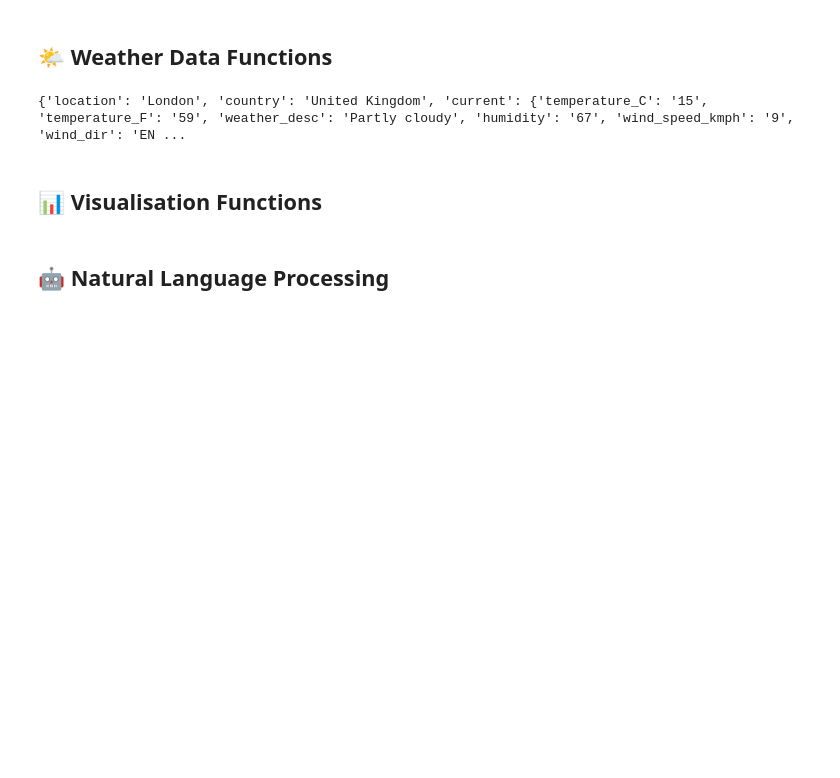
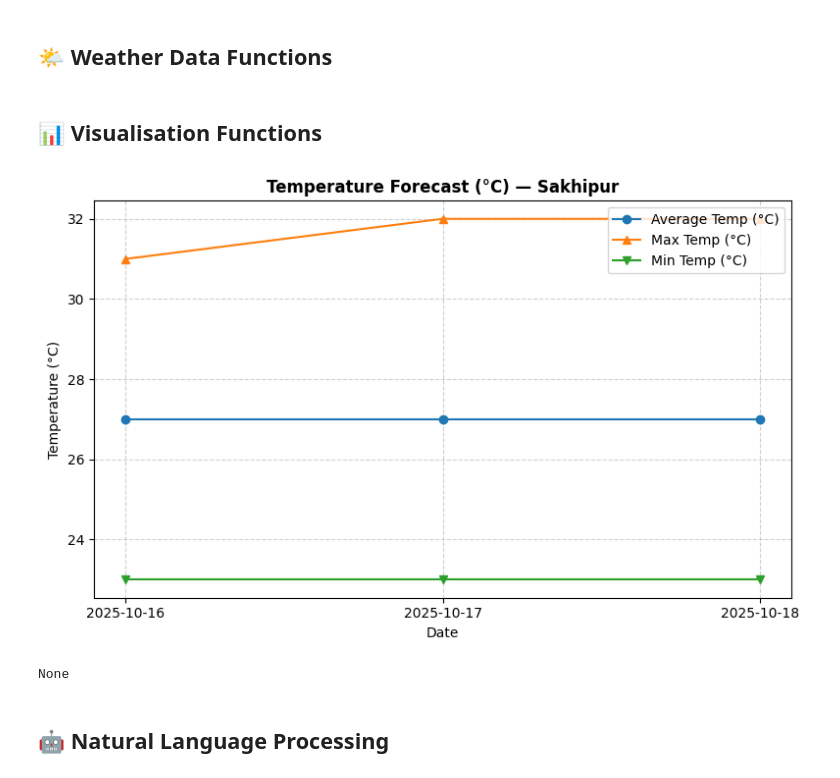
Before and after one commit to nayeemhasan100/Nayeem_Hasan_23512766, a Jupyter notebook: starter_notebook.ipynb, the cells around one changed output. Saved outputs shown, nothing was run; the diff lists cells and outputs as text; code cells hidden in the pictures; blank space fills up the shorter version.

Commit message:
temperature

```diff
--- a/starter_notebook.ipynb
+++ b/starter_notebook.ipynb
@@ -157,10 +157,5 @@ def get_weather_data(location: str = "", forecast_days: int = 5) -> Union[Dict[s
     data["forecast"] = forecasts
 
     return data
-# %%
-weather_data = get_weather_data('london', 3)
-print(weather_data)
-# %% [output]
-{'location': 'London', 'country': 'United Kingdom', 'current': {'temperature_C': '15', 'temperature_F': '59', 'weather_desc': 'Partly cloudy', 'humidity': '67', 'wind_speed_kmph': '9', 'wind_dir': 'EN ...
 # %% [markdown]
 ## 📊 Visualisation Functions
@@ -182,3 +162,37 @@ def create_temperature_visualisation(weather_data, output_type='display'):
+# %%
+import matplotlib.pyplot as plt
+from typing import Dict, Any, Union
+
+def create_temperature_visualisation(weather_data: Dict[str, Any], output_type: str = 'display'):
+
+    forecasts = weather_data.get("forecast", [])
+    if not forecasts:
+        raise ValueError("No forecast data available in weather_data.")
+
+    dates = [f["date"] for f in forecasts]
+    avg_temps = [float(f.get("avgtempC") or 0) for f in forecasts]
+    max_temps = [float(f.get("maxtempC") or 0) for f in forecasts]
+    min_temps = [float(f.get("mintempC") or 0) for f in forecasts]
+
+    fig, ax = plt.subplots(figsize=(8, 5))
+    ax.plot(dates, avg_temps, marker='o', label='Average Temp (°C)')
+    ax.plot(dates, max_temps, marker='^', label='Max Temp (°C)')
+    ax.plot(dates, min_temps, marker='v', label='Min Temp (°C)')
+
+    ax.set_title(f"Temperature Forecast (°C) — {weather_data.get('location', '')}", fontsize=12, weight='bold')
+    ax.set_xlabel("Date")
+    ax.set_ylabel("Temperature (°C)")
+    ax.grid(True, linestyle='--', alpha=0.6)
+    ax.legend()
+
+    plt.tight_layout()
+
+    if output_type == 'figure':
+        return fig
+    else:
+        plt.show()
+        plt.close(fig)
+        return None
 # %%
 
 def create_precipitation_visualisation(weather_data, output_type='display'):
@@ -194,6 +208,12 @@ def create_precipitation_visualisation(weather_data, output_type='display'):
         Otherwise, displays the visualisation in the notebook
     """
     pass
+# %%
+weather_data = get_weather_data('bangladesh', 5)
+print(create_temperature_visualisation(weather_data))
+# %% [output]
+[figure, added]
+None
 # %% [markdown]
 ## 🤖 Natural Language Processing
 # %%
```
Also changed, not shown: parts of 1 cell of this notebook.
